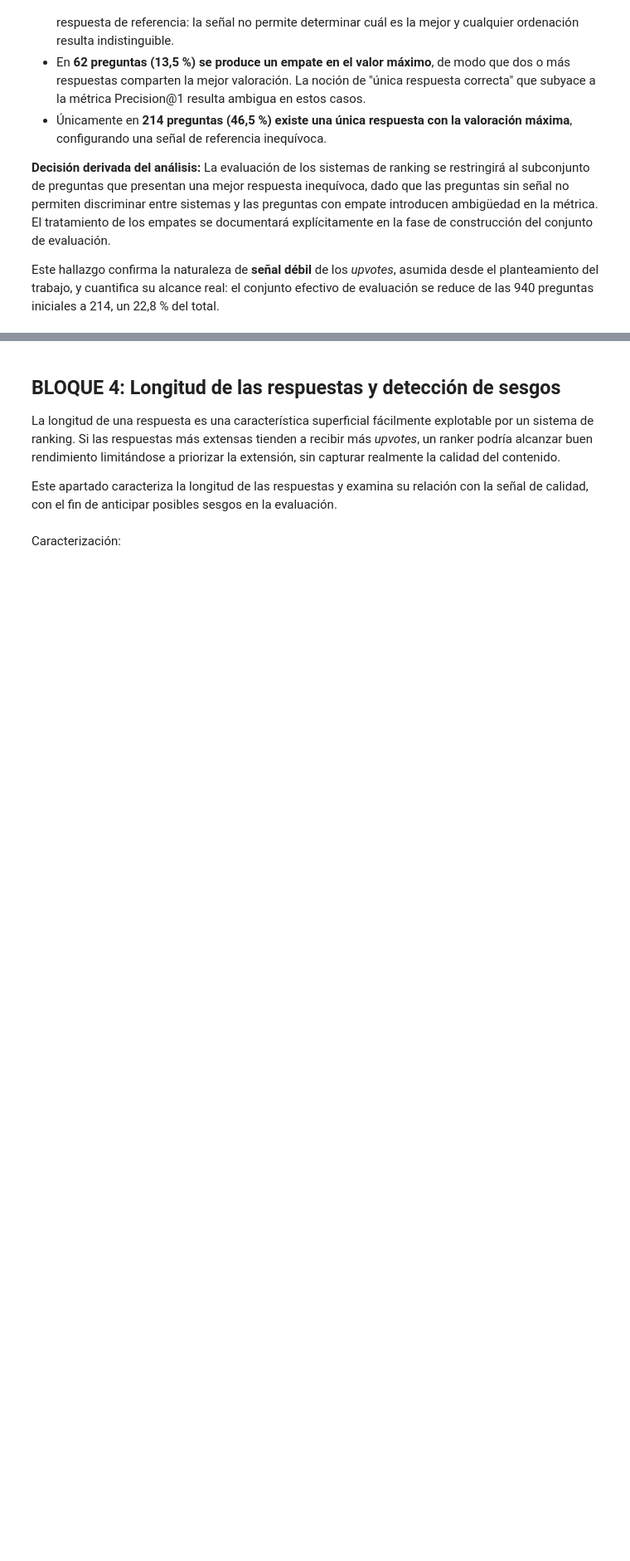
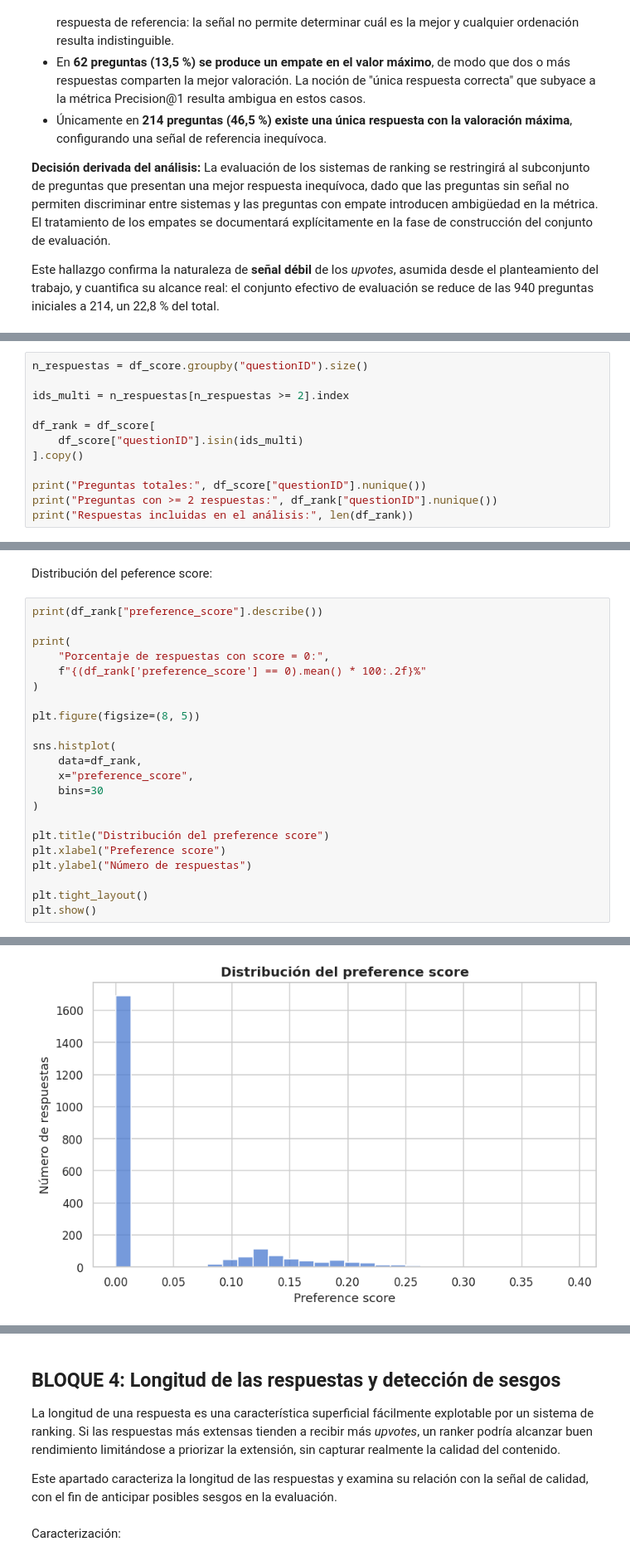
Before and after one commit to julia-acurio/TFG, a Jupyter notebook: notebooks/01_EDA.ipynb, the cells around one changed output, grey strips where cells are left out. Shown at 83% size. Drawn from its saved outputs; the diff is of its cells as text; blank space fills up the shorter version.

```diff
--- a/notebooks/01_EDA.ipynb
+++ b/notebooks/01_EDA.ipynb
@@ -436,0 +475,12 @@ un 22,8 % del total.
+# %%
+n_respuestas = df_score.groupby("questionID").size()
+
+ids_multi = n_respuestas[n_respuestas >= 2].index
+
+df_rank = df_score[
+    df_score["questionID"].isin(ids_multi)
+].copy()
+
+print("Preguntas totales:", df_score["questionID"].nunique())
+print("Preguntas con >= 2 respuestas:", df_rank["questionID"].nunique())
+print("Respuestas incluidas en el análisis:", len(df_rank))
@@ -436,0 +648,25 @@ un 22,8 % del total.
+# %% [markdown]
+Distribución del peference score:
+# %%
+print(df_rank["preference_score"].describe())
+
+print(
+    "Porcentaje de respuestas con score = 0:",
+    f"{(df_rank['preference_score'] == 0).mean() * 100:.2f}%"
+)
+
+plt.figure(figsize=(8, 5))
+
+sns.histplot(
+    data=df_rank,
+    x="preference_score",
+    bins=30
+)
+
+plt.title("Distribución del preference score")
+plt.xlabel("Preference score")
+plt.ylabel("Número de respuestas")
+
+plt.tight_layout()
+plt.show()
+# %% [output]
@@ -436,0 +683 @@ un 22,8 % del total.
+[figure, added]
```
Also changed, not shown: parts of 49 cells of this notebook.
